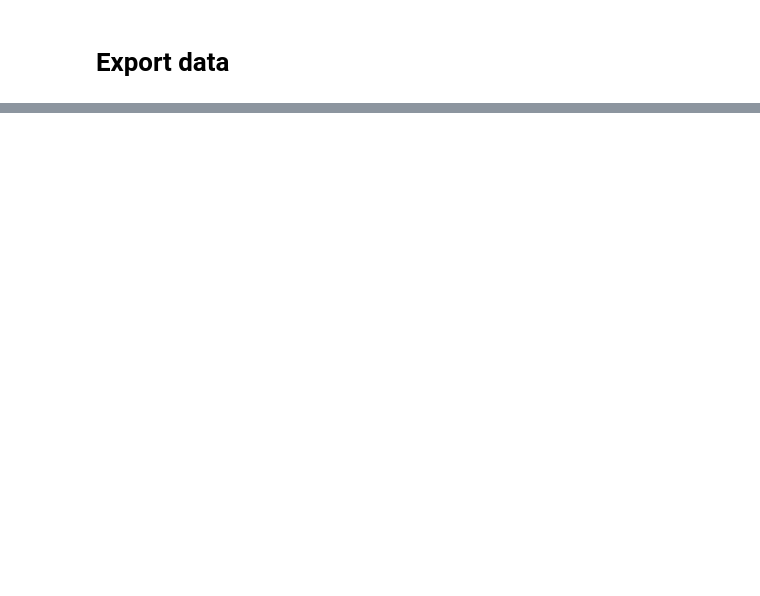
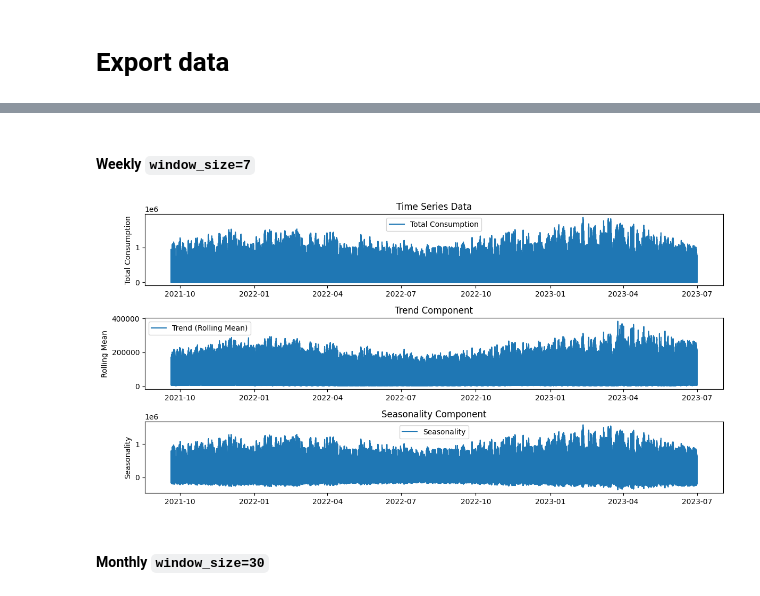
Before and after one commit to quantran-13/cs2215-ECD-mlops, a Jupyter notebook: notebooks/eda.ipynb, the cells around one changed output, grey strips where cells are left out. Drawn from its saved outputs; the diff is of its cells as text; code cells hidden in the pictures; blank space fills up the shorter version.

```diff
--- a/notebooks/eda.ipynb
+++ b/notebooks/eda.ipynb
@@ -131,0 +205,14 @@ df.to_csv('../data/cleaned_data.csv', index=False)
+# %%
+# Convert 'HourUTC' column to datetime objects
+df['HourUTC'] = pd.to_datetime(df['HourUTC'])
+
+
+# Find the minimum and maximum time
+min_time = df['HourUTC'].min()
+max_time = df['HourUTC'].max()
+# Calculate the time frame
+time_frame = max_time - min_time
+
+print("Minimum Time:", min_time)
+print("Maximum Time:", max_time)
+print("Time Frame:", time_frame)
@@ -131,0 +255,39 @@ df.to_csv('../data/cleaned_data.csv', index=False)
+# %% [markdown]
+#### Weekly `window_size=7`
+# %%
+WINDOW_SIZE = 7
+# %%
+# Set 'HourUTC' as the index
+df.set_index('HourUTC', inplace=True)
+# %%
+# Plot the time series data
+plt.figure(figsize=(12, 6))
+plt.subplot(3, 1, 1)
+plt.plot(df['TotalCon'], label='Total Consumption')
+plt.title('Time Series Data')
+plt.ylabel('Total Consumption')
+plt.legend()
+
+# Plot the trend component (rolling mean)
+plt.subplot(3, 1, 2)
+rolling_mean = df['TotalCon'].rolling(window=WINDOW_SIZE).mean()  # Adjust the window size as needed
+plt.plot(rolling_mean, label='Trend (Rolling Mean)')
+plt.title('Trend Component')
+plt.ylabel('Rolling Mean')
+plt.legend()
+
+# Plot the seasonality component (residuals after removing trend)
+plt.subplot(3, 1, 3)
+seasonality = df['TotalCon'] - rolling_mean
+plt.plot(seasonality, label='Seasonality')
+plt.title('Seasonality Component')
+plt.ylabel('Seasonality')
+plt.legend()
+
+# Display the plots
+plt.tight_layout()
+plt.show()
+# %% [output]
+[figure, added]
+# %% [markdown]
+#### Monthly `window_size=30`
```
Also changed, not shown: parts of 28 cells of this notebook.
